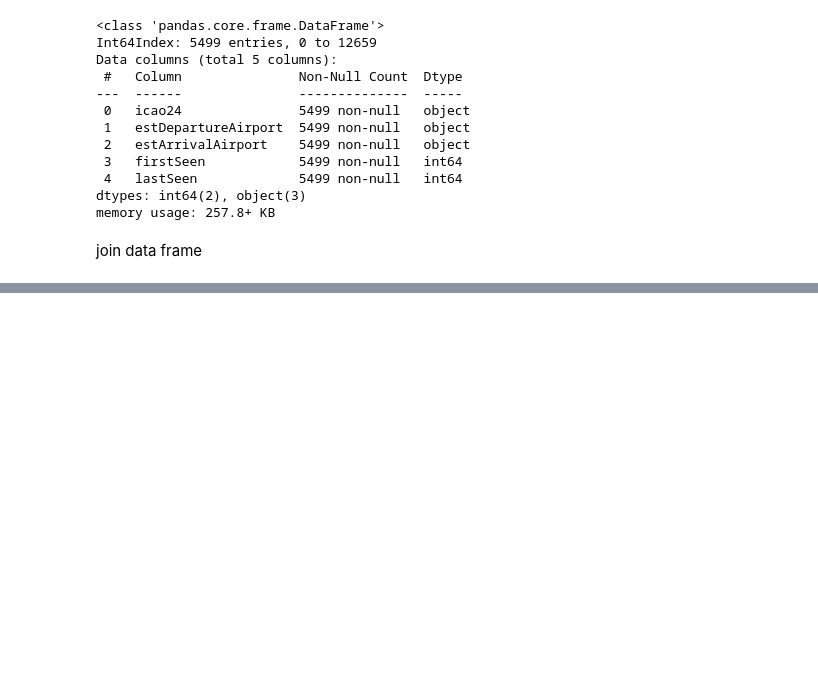
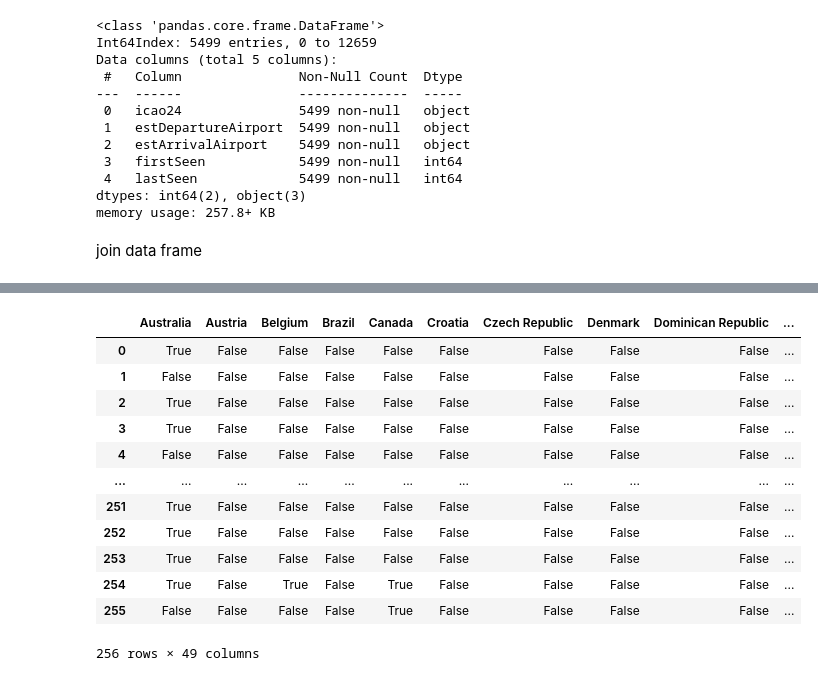
Before and after one commit to adityar22/rekdat-flight_daa, a Jupyter notebook: flightData.ipynb, the cells around one changed output, grey strips where cells are left out. Cells and saved outputs as stored; diff of their text form; code cells hidden in the pictures; blank space fills up the shorter version.

```diff
--- a/flightData.ipynb
+++ b/flightData.ipynb
@@ -282,0 +356,9 @@ session.visualize()
+# %%
+cleanedList = []
+dflist = df_filter.values.tolist()
+
+for i in range (265):
+    currentList = [item for item in dflist[i] if not(pd.isnull(item)) == True]
+    cleanedList.append(currentList)
+
+cleanedList
@@ -282,0 +383,11 @@ session.visualize()
+# %%
+#membuat tiap row hanya berisi unique value
+cleanedList2 = [[] for _ in range(256)]
+for i in range (256):
+    for item in cleanedList[i]:
+        if item in cleanedList2[i]:
+            continue
+        else:
+            cleanedList2[i].append(item)
+
+cleanedList2
@@ -282,0 +412,20 @@ session.visualize()
+# %%
+te = TransactionEncoder()
+te_ary = te.fit(cleanedList2).transform(cleanedList2)
+# %%
+df_try = pd.DataFrame(te_ary, columns=te.columns_)
+df_try
+# %% [output]
+|  | Australia | Austria | Belgium | Brazil | Canada | Croatia | Czech Republic | Denmark | Dominican Republic | ... |
+| 0 | True | False | False | False | False | False | False | False | False | ... |
+| 1 | False | False | False | False | False | False | False | False | False | ... |
+| 2 | True | False | False | False | False | False | False | False | False | ... |
+| 3 | True | False | False | False | False | False | False | False | False | ... |
+| 4 | False | False | False | False | False | False | False | False | False | ... |
+| ... | ... | ... | ... | ... | ... | ... | ... | ... | ... | ... |
+| 251 | True | False | False | False | False | False | False | False | False | ... |
+| 252 | True | False | False | False | False | False | False | False | False | ... |
+| 253 | True | False | False | False | False | False | False | False | False | ... |
+| 254 | True | False | True | False | True | False | False | False | False | ... |
+| 255 | False | False | False | False | True | False | False | False | False | ... |
+256 rows × 49 columns
```
Also changed, not shown: parts of 18 cells of this notebook.
